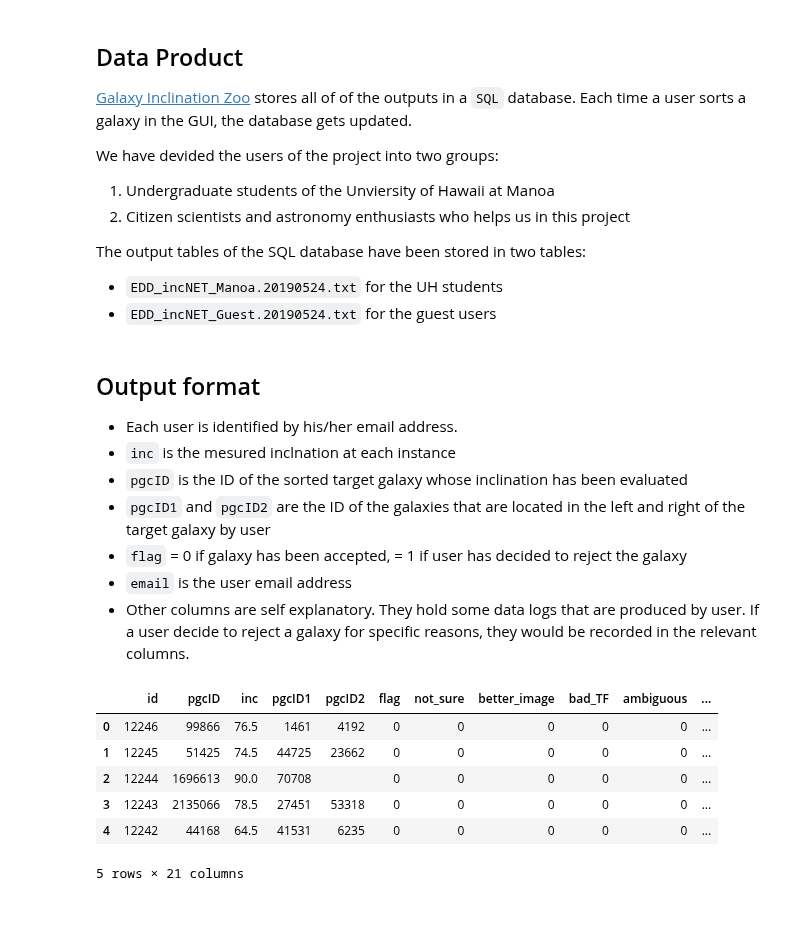
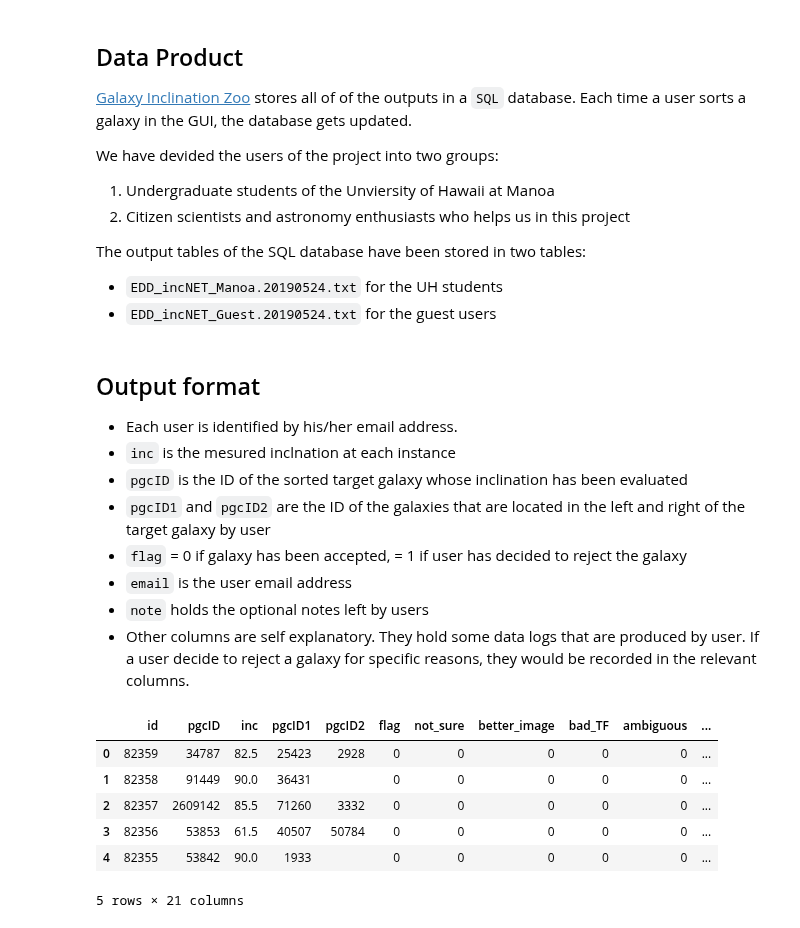
Before and after one commit to ekourkchi/incNET-data, a Jupyter notebook: incNET_dataPrep/incNET_dataClean.ipynb, the cells around one changed output. Drawn from its saved outputs; the diff is of its cells as text; code cells hidden in the pictures.

```diff
--- a/incNET_dataPrep/incNET_dataClean.ipynb
+++ b/incNET_dataPrep/incNET_dataClean.ipynb
@@ -71,17 +71,25 @@ import pandas as pd
 - `pgcID1` and `pgcID2` are the ID of the galaxies that are located in the left and right of the target galaxy by user
 - `flag` = 0 if galaxy has been accepted, = 1 if user has decided to reject the galaxy
 - `email` is the user email address
+- `note` holds the optional notes left by users
 - Other columns are self explanatory. They hold some data logs that are produced by user. If a user decide to reject a galaxy for specific reasons, they would be recorded in the relevant columns.
-# %%
-Manoa = pd.read_csv('EDD_incNET_Manoa.20190524.txt', delimiter='|')
-Manoa = pd.read_csv('EDD_incNET_Guest.20190524.txt', delimiter='|')
-
-Manoa.head()
-# %% [output]
-|  | id | pgcID | inc | pgcID1 | pgcID2 | flag | not_sure | better_image | bad_TF | ambiguous | ... |
-| 0 | 12246 | 99866 | 76.5 | 1461 | 4192 | 0 | 0 | 0 | 0 | 0 | ... |
-| 1 | 12245 | 51425 | 74.5 | 44725 | 23662 | 0 | 0 | 0 | 0 | 0 | ... |
-| 2 | 12244 | 1696613 | 90.0 | 70708 |  | 0 | 0 | 0 | 0 | 0 | ... |
-| 3 | 12243 | 2135066 | 78.5 | 27451 | 53318 | 0 | 0 | 0 | 0 | 0 | ... |
-| 4 | 12242 | 44168 | 64.5 | 41531 | 6235 | 0 | 0 | 0 | 0 | 0 | ... |
-5 rows × 21 columns
+# %%
+Manoa = pd.read_csv('EDD_incNET_Manoa.20190524.txt', delimiter='|')
+Manoa.email = Manoa.apply(lambda x: ' '.join(x.email.split()), axis=1)  # removing extra spaces
+Manoa.note = Manoa.apply(lambda x: ' '.join(x.note.split()), axis=1)
+
+Guest = pd.read_csv('EDD_incNET_Guest.20190524.txt', delimiter='|')
+Guest.email = Guest.apply(lambda x: ' '.join(x.email.split()), axis=1)
+Guest.note = Guest.apply(lambda x: ' '.join(x.note.split()), axis=1)
+
+df_All = pd.concat([Manoa, Guest]) # .set_index('pgcID')
+
+df_All.head()
+# %% [output]
+|  | id | pgcID | inc | pgcID1 | pgcID2 | flag | not_sure | better_image | bad_TF | ambiguous | ... |
+| 0 | 82359 | 34787 | 82.5 | 25423 | 2928 | 0 | 0 | 0 | 0 | 0 | ... |
+| 1 | 82358 | 91449 | 90.0 | 36431 |  | 0 | 0 | 0 | 0 | 0 | ... |
+| 2 | 82357 | 2609142 | 85.5 | 71260 | 3332 | 0 | 0 | 0 | 0 | 0 | ... |
+| 3 | 82356 | 53853 | 61.5 | 40507 | 50784 | 0 | 0 | 0 | 0 | 0 | ... |
+| 4 | 82355 | 53842 | 90.0 | 1933 |  | 0 | 0 | 0 | 0 | 0 | ... |
+5 rows × 21 columns
```
Also changed, not shown: parts of 11 cells of this notebook.
